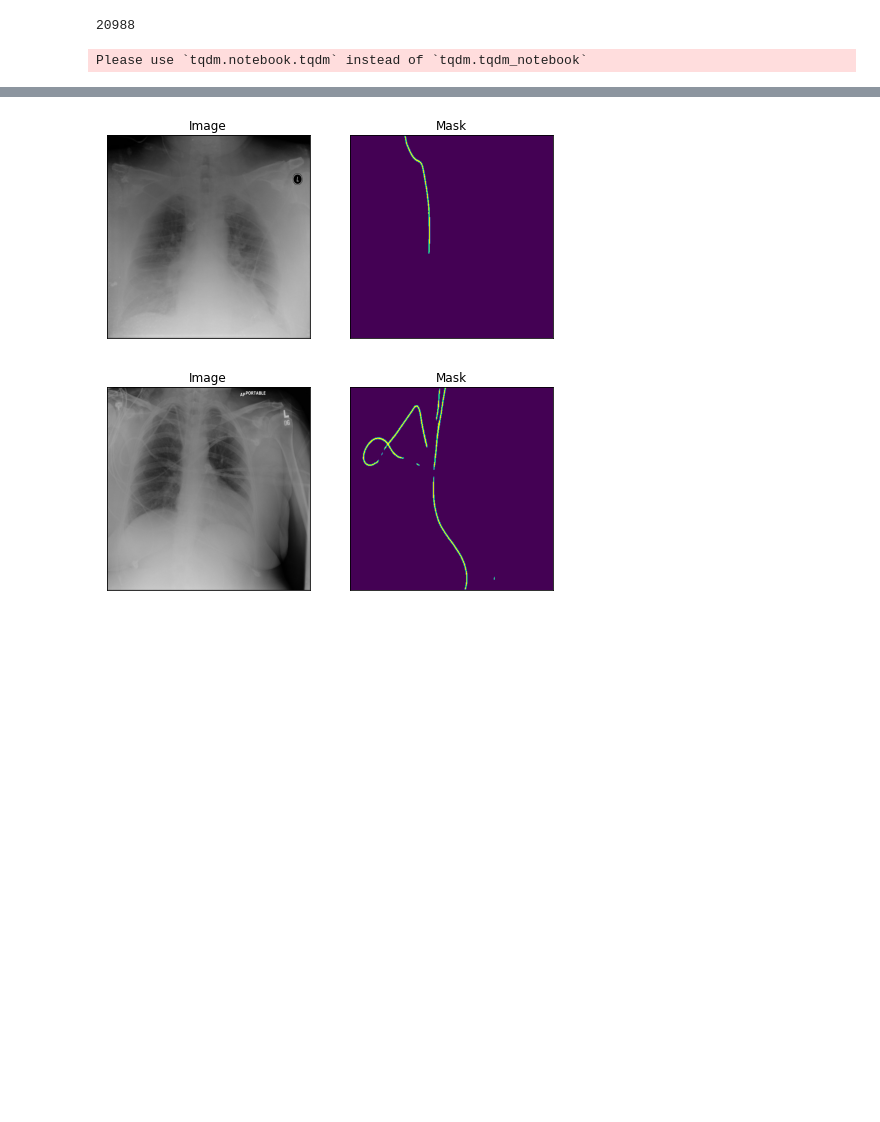
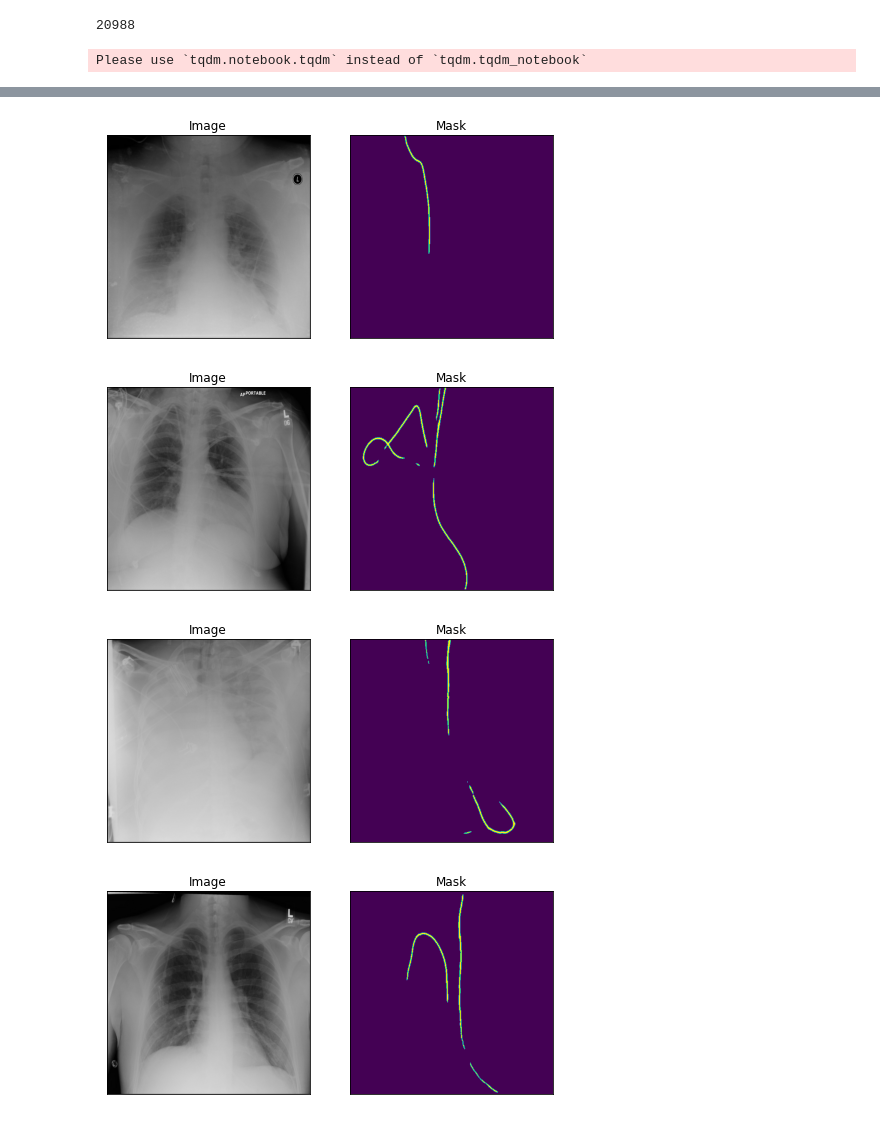
Before and after one commit to aryalmilan/Catheter-Detection-and-classification, a Jupyter notebook: seg_GAN.ipynb, the cells around one changed output, grey strips where cells are left out. Cells and saved outputs as stored; diff of their text form; code cells hidden in the pictures; blank space fills up the shorter version.

```diff
--- a/seg_GAN.ipynb
+++ b/seg_GAN.ipynb
@@ -538,23 +558,25 @@ len(no_mask_files)
 20988
 # %%
 #random = np.random.choice(no_mask_files,10)
-random = no_mask_files[:5]
+random = no_mask_files[:8]
 dataset_no_mask = RANZCRDataset(random, 'test', transform=transforms_val)
 sig = nn.Sigmoid()
 with torch.no_grad():
     for i,j in tqdm(enumerate(random)):
         image = dataset_no_mask[i]
         x_tensor = image.to(device).unsqueeze(0)
         pr_mask = (sig(modelG(x_tensor))>0.65).float()
         pr_mask = pr_mask.squeeze().cpu()#.round()
         visualize(image=image,mask=pr_mask)
 #         png = (pr_mask * 255).astype(np.uint8)[:,:,np.newaxis]
 #         png = np.concatenate([png, np.zeros((png.shape[0], png.shape[1], 2))], -1)
 #         cv2.imwrite(os.path.join(output_dir, f'{j}.png'), png)
 # %% [output]
 Please use `tqdm.notebook.tqdm` instead of `tqdm.tqdm_notebook`
 [figure]
 [figure]
 [figure]
 [figure]
 [figure]
+[figure, added]
+[figure, added]
```
Also changed, not shown: parts of 16 cells of this notebook, 3 other files.
